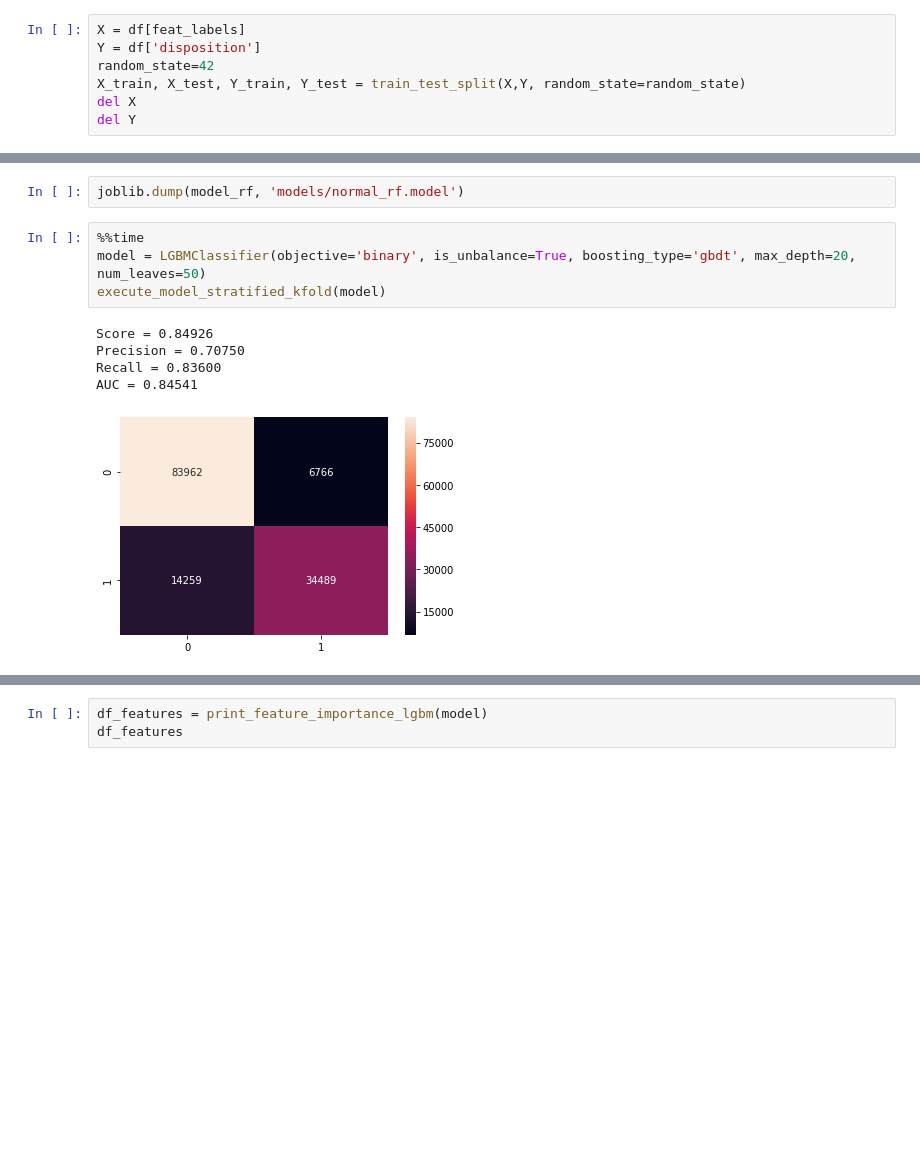
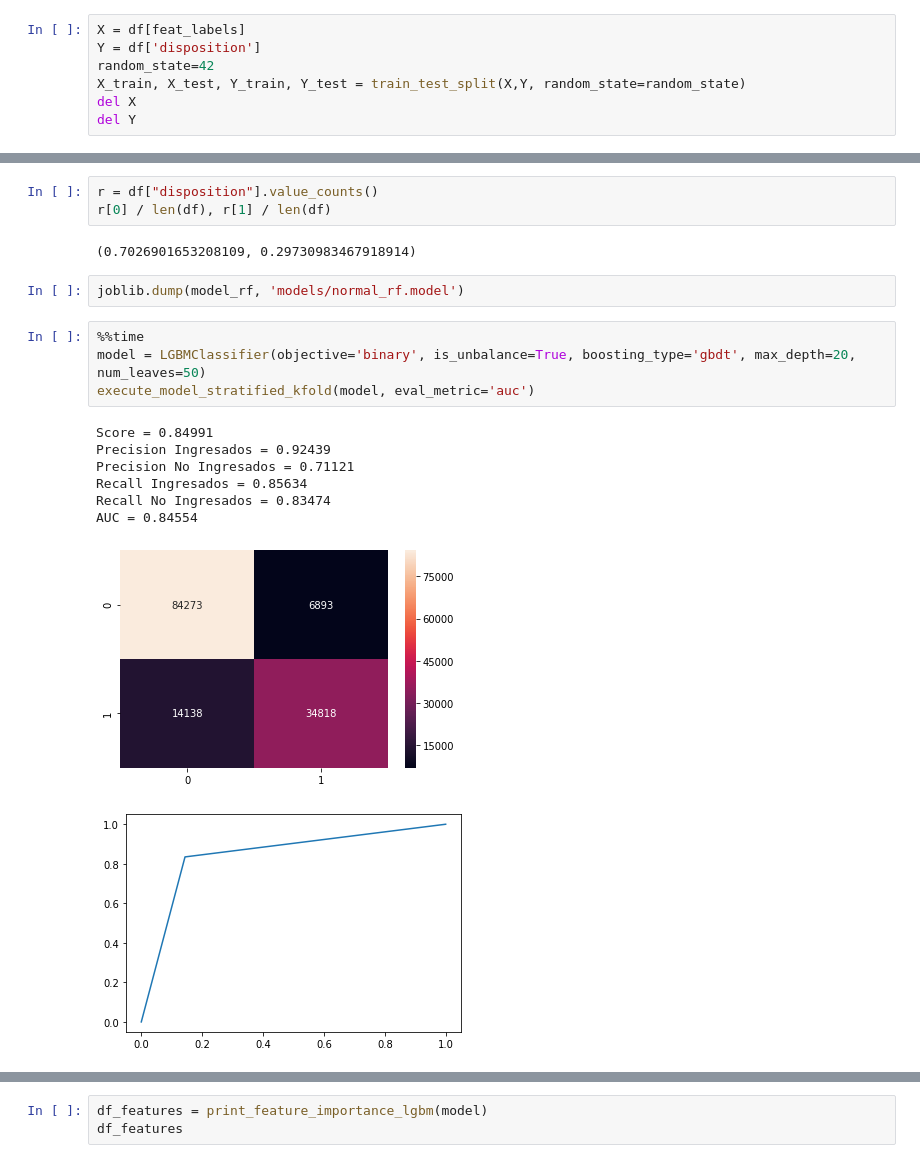
Before and after one commit to Dviejopomata/saturdays-hospital, a Jupyter notebook: Modelos.ipynb, the cells around one changed output, grey strips where cells are left out. Saved outputs shown, nothing was run; the diff lists cells and outputs as text; blank space fills up the shorter version.

```diff
--- a/Modelos.ipynb
+++ b/Modelos.ipynb
@@ -127,12 +173,20 @@ AUC = 0.80420
+# %%
+r = df["disposition"].value_counts()
+r[0] / len(df), r[1] / len(df)
+# %% [output]
+(0.7026901653208109, 0.29730983467918914)
 # %%
 joblib.dump(model_rf, 'models/normal_rf.model')
 # %%
 %%time
 model = LGBMClassifier(objective='binary', is_unbalance=True, boosting_type='gbdt', max_depth=20, num_leaves=50)
-execute_model_stratified_kfold(model)
+execute_model_stratified_kfold(model, eval_metric='auc')
 # %% [output]
-Score = 0.84926
-Precision = 0.70750
-Recall = 0.83600
-AUC = 0.84541
+Score = 0.84991
+Precision Ingresados = 0.92439
+Precision No Ingresados = 0.71121
+Recall Ingresados = 0.85634
+Recall No Ingresados = 0.83474
+AUC = 0.84554
 [figure]
+[figure, added]
```
Also changed, not shown: parts of 32 cells of this notebook.
